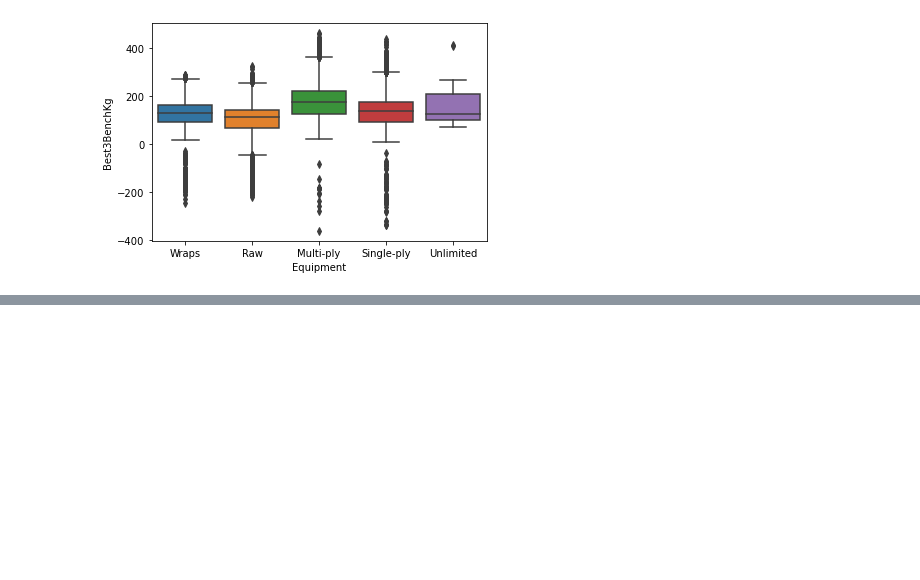
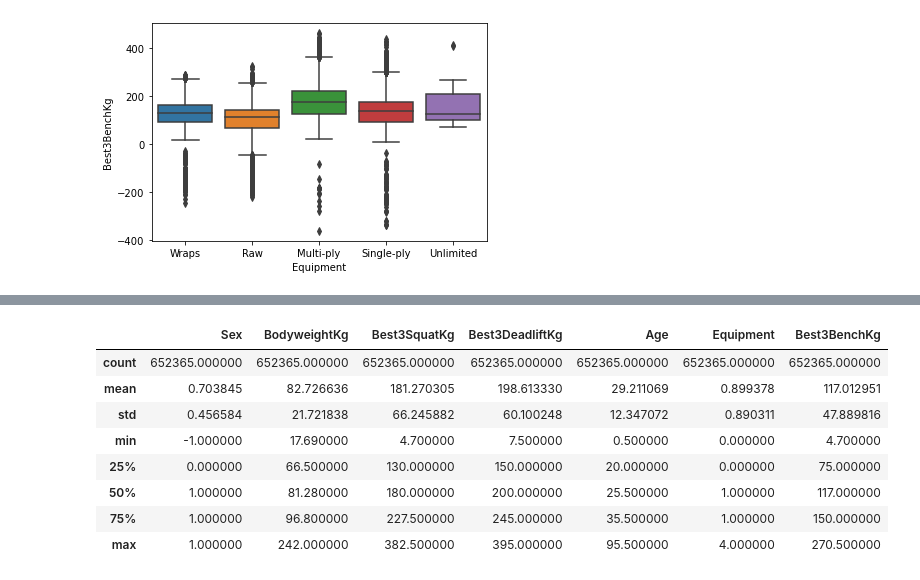
Before and after one commit to poteboy/capstone, a Jupyter notebook: work/test.ipynb, the cells around one changed output, grey strips where cells are left out. Drawn from its saved outputs; the diff is of its cells as text; code cells hidden in the pictures; blank space fills up the shorter version.

```diff
--- a/work/test.ipynb
+++ b/work/test.ipynb
@@ -163,0 +201,6 @@ seaborn.boxplot(x="Equipment", y="Best3BenchKg", data=data)
+# %%
+data = data.drop(data[data['Best3SquatKg'] <= 0].index)
+data = data.drop(data[data['Best3DeadliftKg'] <= 0].index)
+data = data.drop(data[data['Best3BenchKg'] <= 0].index)
+data = data.drop(data[data['Age'] <= 0].index)
+data.count()
@@ -163,0 +247,3 @@ seaborn.boxplot(x="Equipment", y="Best3BenchKg", data=data)
+# %%
+data = data.drop(data[data['Best3SquatKg'] >= 383].index)
+data['Best3SquatKg'].describe()
@@ -163,0 +260,4 @@ seaborn.boxplot(x="Equipment", y="Best3BenchKg", data=data)
+# %%
+data = data.drop(data[data['Best3DeadliftKg'] <= 1].index)
+data = data.drop(data[data['Best3DeadliftKg'] >= 399].index)
+data['Best3DeadliftKg'].describe()
@@ -163,0 +274,3 @@ seaborn.boxplot(x="Equipment", y="Best3BenchKg", data=data)
+# %%
+data = data.drop(data[data['Best3BenchKg'] >= 271].index)
+data['Best3BenchKg'].describe()
@@ -163,0 +287,12 @@ seaborn.boxplot(x="Equipment", y="Best3BenchKg", data=data)
+# %%
+data.describe()
+# %% [output]
+|  | Sex | BodyweightKg | Best3SquatKg | Best3DeadliftKg | Age | Equipment | Best3BenchKg |
+| count | 652365.000000 | 652365.000000 | 652365.000000 | 652365.000000 | 652365.000000 | 652365.000000 | 652365.000000 |
+| mean | 0.703845 | 82.726636 | 181.270305 | 198.613330 | 29.211069 | 0.899378 | 117.012951 |
+| std | 0.456584 | 21.721838 | 66.245882 | 60.100248 | 12.347072 | 0.890311 | 47.889816 |
+| min | -1.000000 | 17.690000 | 4.700000 | 7.500000 | 0.500000 | 0.000000 | 4.700000 |
+| 25% | 0.000000 | 66.500000 | 130.000000 | 150.000000 | 20.000000 | 0.000000 | 75.000000 |
+| 50% | 1.000000 | 81.280000 | 180.000000 | 200.000000 | 25.500000 | 1.000000 | 117.000000 |
+| 75% | 1.000000 | 96.800000 | 227.500000 | 245.000000 | 35.500000 | 1.000000 | 150.000000 |
+| max | 1.000000 | 242.000000 | 382.500000 | 395.000000 | 95.500000 | 4.000000 | 270.500000 |
```
Also changed, not shown: parts of 10 cells of this notebook, 9 other files.
